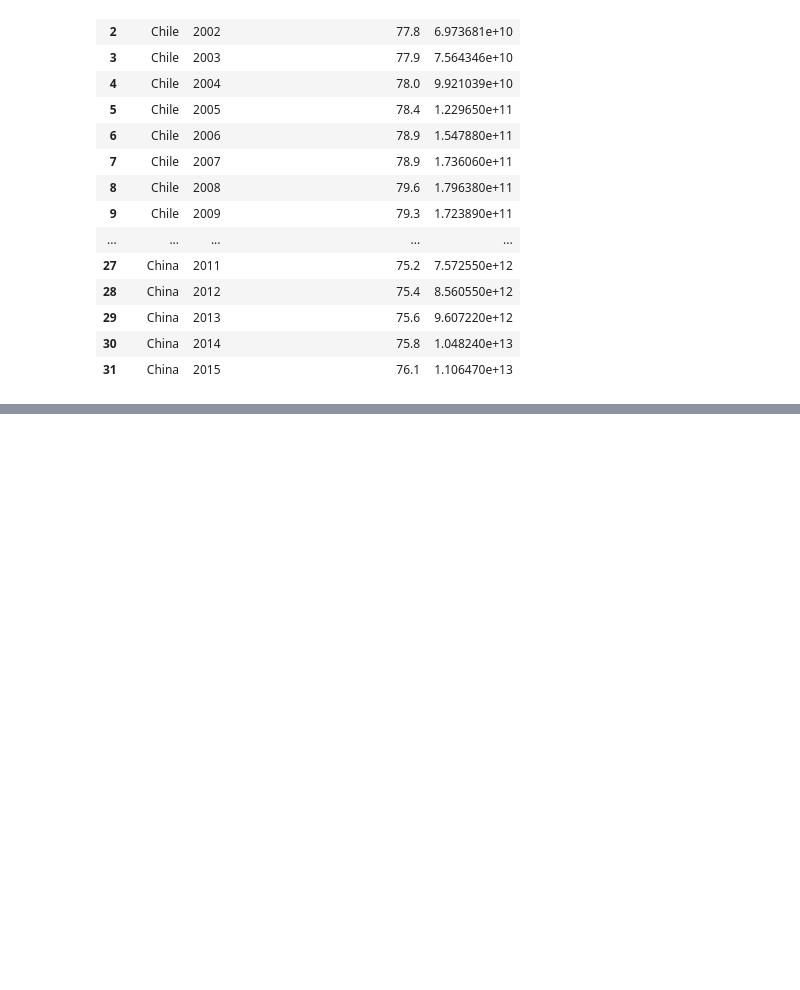
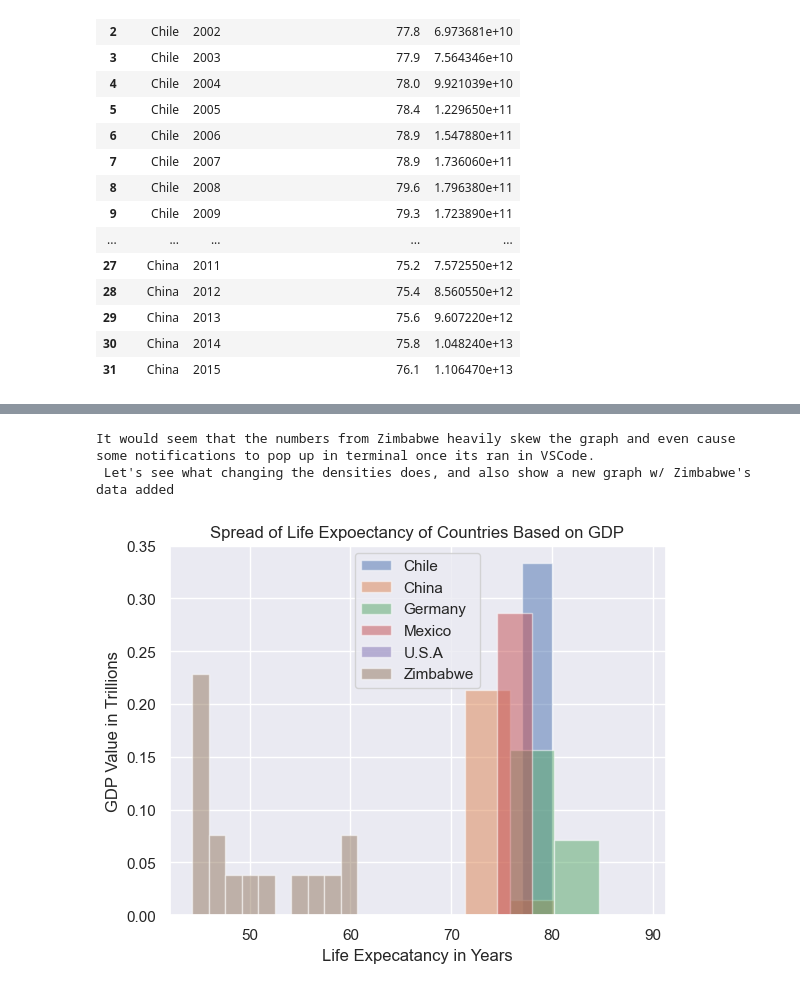
Before and after one commit to shortenedname/Personal---Portfolio-Projects, a Jupyter notebook: Life-Expectancy-and-GDP-Starter/Life-Expectancy-and-GDP-Starter/life_expectancy_gdp.ipynb, the cells around one changed output, grey strips where cells are left out. Drawn from its saved outputs; the diff is of its cells as text; code cells hidden in the pictures; blank space fills up the shorter version.

```diff
--- a/Life-Expectancy-and-GDP-Starter/Life-Expectancy-and-GDP-Starter/life_expectancy_gdp.ipynb
+++ b/Life-Expectancy-and-GDP-Starter/Life-Expectancy-and-GDP-Starter/life_expectancy_gdp.ipynb
@@ -131,2 +150,23 @@ plt.show()
+# %%
+print("It would seem that the numbers from Zimbabwe heavily skew the graph and even cause some notifications to pop up in terminal once its ran in VSCode. \n Let's see what changing the densities does, and also show a new graph w/ Zimbabwe's data added")
+
+bang=[35.0, 95.0]
+ax2 = plt.subplot()
+plt.hist(converted_df["Expectancy"][converted_df["Country"]=='Chile'], label='Chile', density=True, alpha=0.5, range=[50,80])
+plt.hist(converted_df["Expectancy"][converted_df["Country"]=='China'], label='China', density=True, alpha=0.5, range=[45,89])
+plt.hist(converted_df["Expectancy"][converted_df["Country"]=='Germany'], label='Germany', density=True, alpha=0.5, range=[45,89])
+plt.hist(converted_df["Expectancy"][converted_df["Country"]=='Mexico'], label='Mexico', density=True, alpha=0.5, range=[50,85])
+plt.hist(converted_df["Expectancy"][converted_df["Country"]=='U.S.A'], label='U.S.A', density=True, alpha=0.5, range=bang)
+plt.hist(converted_df["Expectancy"][converted_df["Country"]=='Zimbabwe'], label='Zimbabwe', density=True, alpha=0.5)
+plt.legend()
+plt.ylabel('GDP Value in Trillions')
+plt.xlabel('Life Expecatancy in Years')
+plt.title('Spread of Life Expoectancy of Countries Based on GDP')
+
+plt.show()
+# %% [output]
+It would seem that the numbers from Zimbabwe heavily skew the graph and even cause some notifications to pop up in terminal once its ran in VSCode.
+ Let's see what changing the densities does, and also show a new graph w/ Zimbabwe's data added
+[figure, added]
 # %%
 fig, ax = plt.subplots()
```
Also changed, not shown: parts of 8 cells of this notebook.
